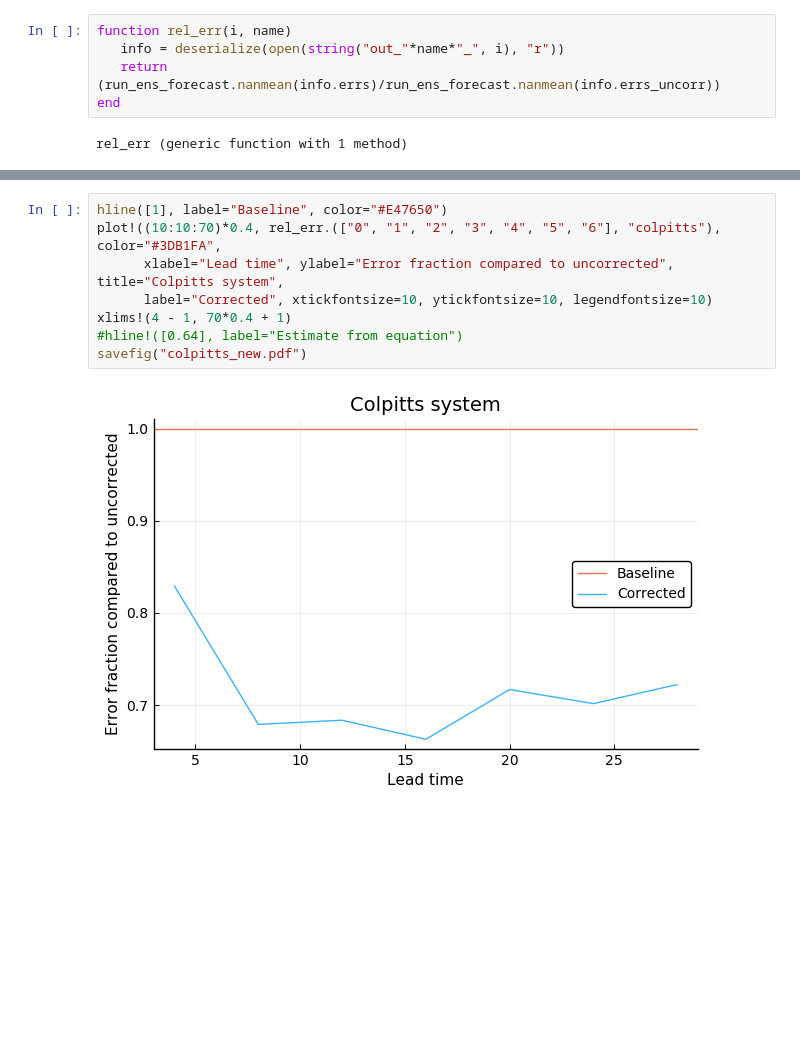
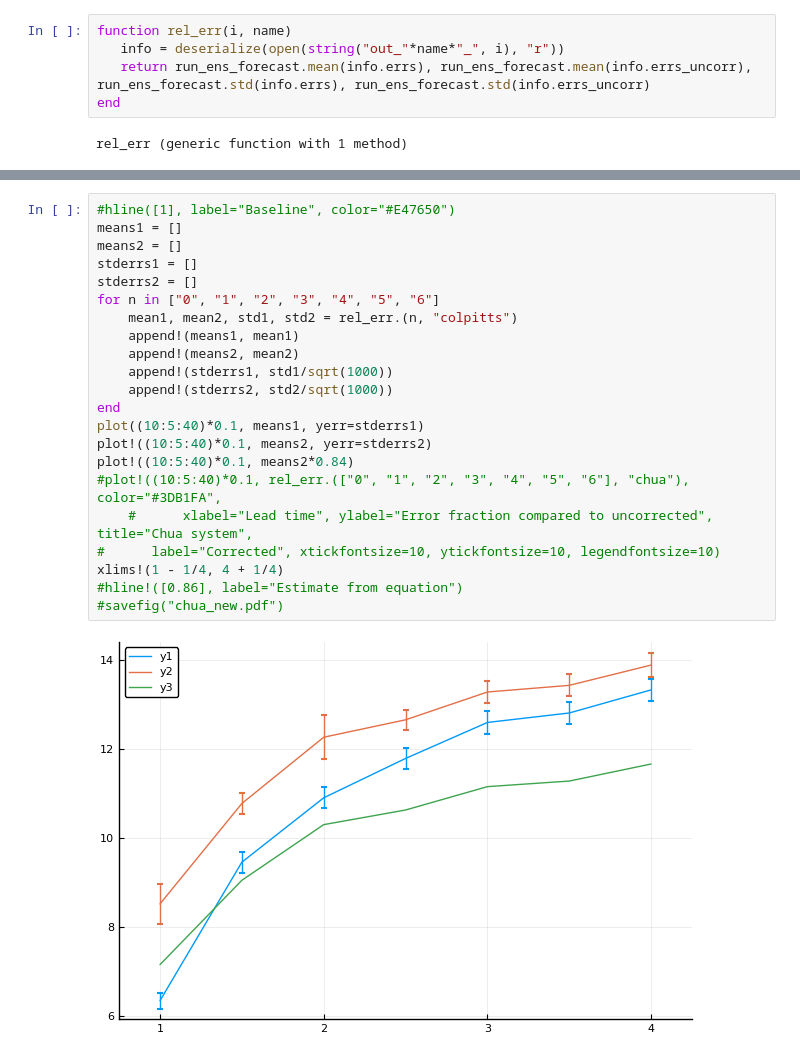
Before and after one commit to eviatarbach/ensemble_oscillation_correction.jl, a Jupyter notebook: Plots.ipynb, the cells around one changed output, grey strips where cells are left out. Drawn from its saved outputs; the diff is of its cells as text; blank space fills up the shorter version.

Commit message:
Updating plots, using osc_vars for error covariance estimation

```diff
--- a/Plots.ipynb
+++ b/Plots.ipynb
@@ -9,7 +10,7 @@ Plots.PyPlotBackend()
 # %%
 function rel_err(i, name)
    info = deserialize(open(string("out_"*name*"_", i), "r"))
-   return (run_ens_forecast.nanmean(info.errs)/run_ens_forecast.nanmean(info.errs_uncorr))
+   return run_ens_forecast.mean(info.errs), run_ens_forecast.mean(info.errs_uncorr), run_ens_forecast.std(info.errs), run_ens_forecast.std(info.errs_uncorr)
 end
 # %% [output]
 rel_err (generic function with 1 method)
@@ -26,10 +158,24 @@ savefig("rossler_new.pdf")
 # %%
-hline([1], label="Baseline", color="#E47650")
-plot!((10:10:70)*0.4, rel_err.(["0", "1", "2", "3", "4", "5", "6"], "colpitts"), color="#3DB1FA",
-      xlabel="Lead time", ylabel="Error fraction compared to uncorrected", title="Colpitts system",
-      label="Corrected", xtickfontsize=10, ytickfontsize=10, legendfontsize=10)
-xlims!(4 - 1, 70*0.4 + 1)
-#hline!([0.64], label="Estimate from equation")
-savefig("colpitts_new.pdf")
+#hline([1], label="Baseline", color="#E47650")
+means1 = []
+means2 = []
+stderrs1 = []
+stderrs2 = []
+for n in ["0", "1", "2", "3", "4", "5", "6"]
+    mean1, mean2, std1, std2 = rel_err.(n, "colpitts")
+    append!(means1, mean1)
+    append!(means2, mean2)
+    append!(stderrs1, std1/sqrt(1000))
+    append!(stderrs2, std2/sqrt(1000))
+end
+plot((10:5:40)*0.1, means1, yerr=stderrs1)
+plot!((10:5:40)*0.1, means2, yerr=stderrs2)
+plot!((10:5:40)*0.1, means2*0.84)
+#plot!((10:5:40)*0.1, rel_err.(["0", "1", "2", "3", "4", "5", "6"], "chua"), color="#3DB1FA",
+    #      xlabel="Lead time", ylabel="Error fraction compared to uncorrected", title="Chua system",
+#      label="Corrected", xtickfontsize=10, ytickfontsize=10, legendfontsize=10)
+xlims!(1 - 1/4, 4 + 1/4)
+#hline!([0.86], label="Estimate from equation")
+#savefig("chua_new.pdf")
 # %% [output]
-[figure, old version]
+[figure, new version]
```
Also changed, not shown: parts of 8 cells of this notebook, 1 other file.
